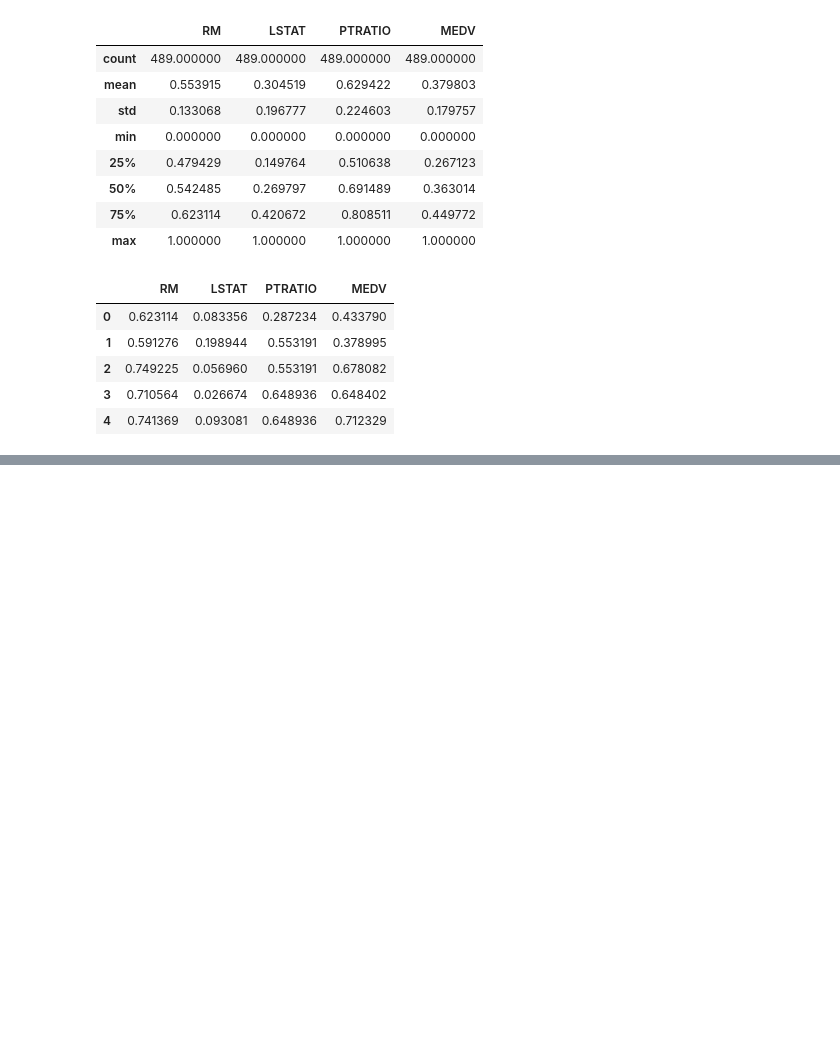
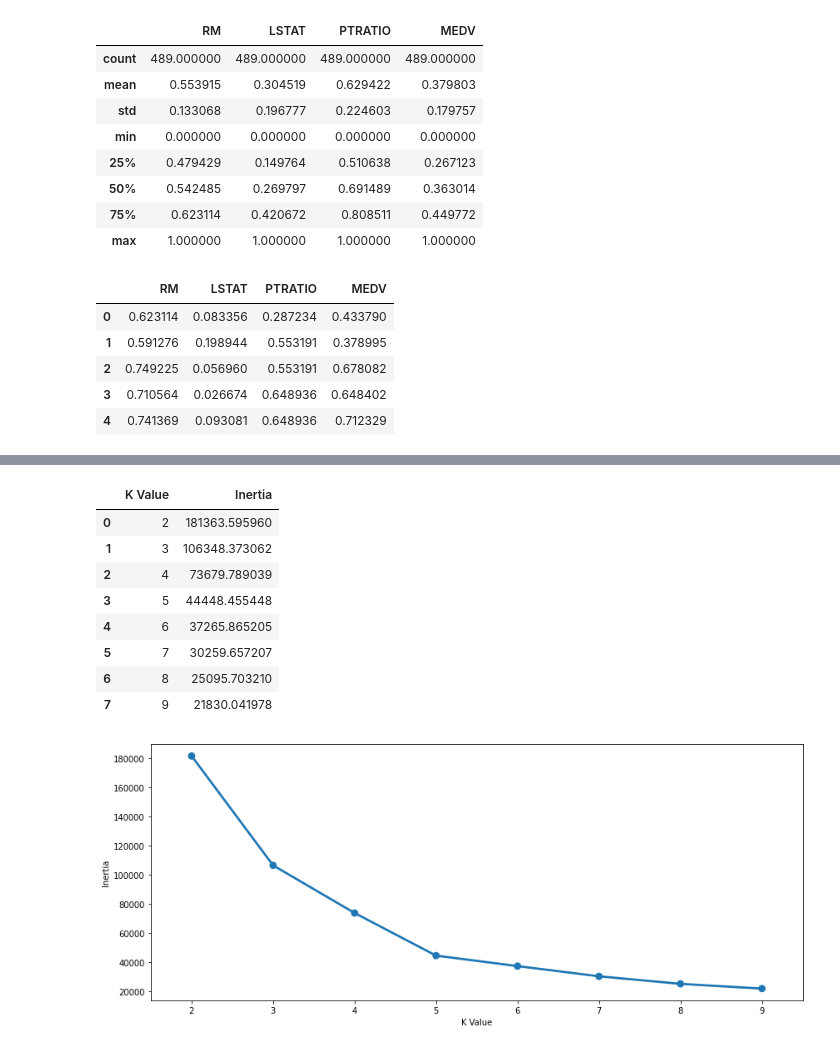
Before and after one commit to UsepSyaikalArifin/DQLab-Academy-Course-Online, a Jupyter notebook: Kelas Fundamental 2/Machine Learning With Python for Beginner/Jupyter Notebook/main.ipynb, the cells around one changed output, grey strips where cells are left out. Cells and saved outputs as stored; diff of their text form; code cells hidden in the pictures; blank space fills up the shorter version.

```diff
--- a/Kelas Fundamental 2/Machine Learning With Python for Beginner/Jupyter Notebook/main.ipynb
+++ b/Kelas Fundamental 2/Machine Learning With Python for Beginner/Jupyter Notebook/main.ipynb
@@ -1404,0 +1411,11 @@ plt.show()
+# %%
+model_KMeans_dataset = pd.read_csv("https://storage.googleapis.com/dqlab-dataset/pythonTutorial/mall_customers.csv")
+
+print("Dimensi model_KMeans_dataset = %d Baris & %d Kolom"%model_KMeans_dataset.shape)
+print("Informasi model_KMeans_dataset = ?")
+display(model_KMeans_dataset.info())
+print("Mengecek missing value model_KMeans_dataset = ?")
+display(model_KMeans_dataset.isnull().sum())
+print("Statistik dasar = ?")
+display(model_KMeans_dataset.describe())
+display(model_KMeans_dataset.head())
@@ -1404,0 +1461,5 @@ plt.show()
+# %%
+from sklearn.cluster import KMeans
+
+X = model_KMeans_dataset[["annual_income","spending_score"]]
+display(X.head())
@@ -1404,0 +1473,30 @@ plt.show()
+# %%
+inertia = []
+k_value = []
+for k in range(2, 10):
+    model_KMeans = KMeans(n_clusters=k, random_state=0)
+    model_KMeans = model_KMeans.fit(X)
+    inertia_value = model_KMeans.inertia_
+    k_value.append(k)
+    inertia.append(inertia_value)
+
+df_inertia = pd.DataFrame({
+                            "K Value" : k_value,
+                            "Inertia" : inertia
+                          })
+display(df_inertia)
+fig, axs = plt.subplots(figsize=(12, 5))
+sns.pointplot(data=df_inertia, x="K Value", y="Inertia", ax=axs)
+plt.tight_layout()
+plt.show()
+# %% [output]
+|  | K Value | Inertia |
+| 0 | 2 | 181363.595960 |
+| 1 | 3 | 106348.373062 |
+| 2 | 4 | 73679.789039 |
+| 3 | 5 | 44448.455448 |
+| 4 | 6 | 37265.865205 |
+| 5 | 7 | 30259.657207 |
+| 6 | 8 | 25095.703210 |
+| 7 | 9 | 21830.041978 |
+[figure, added]
```
Also changed, not shown: parts of 43 cells of this notebook.
